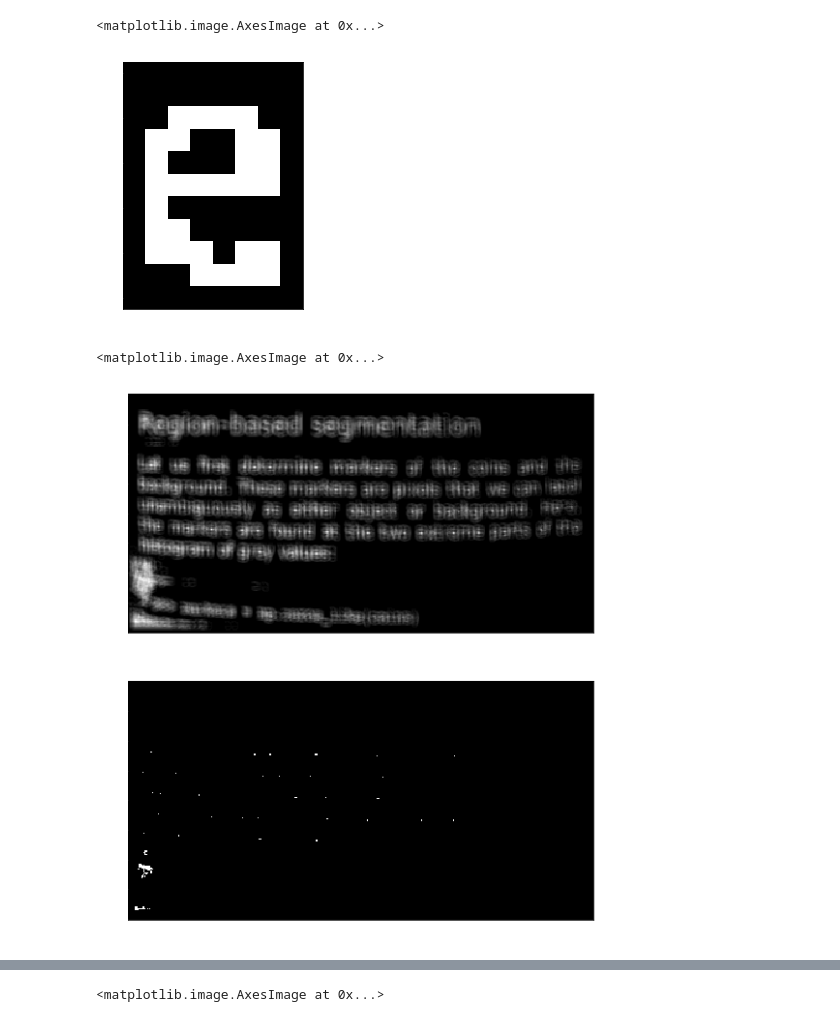
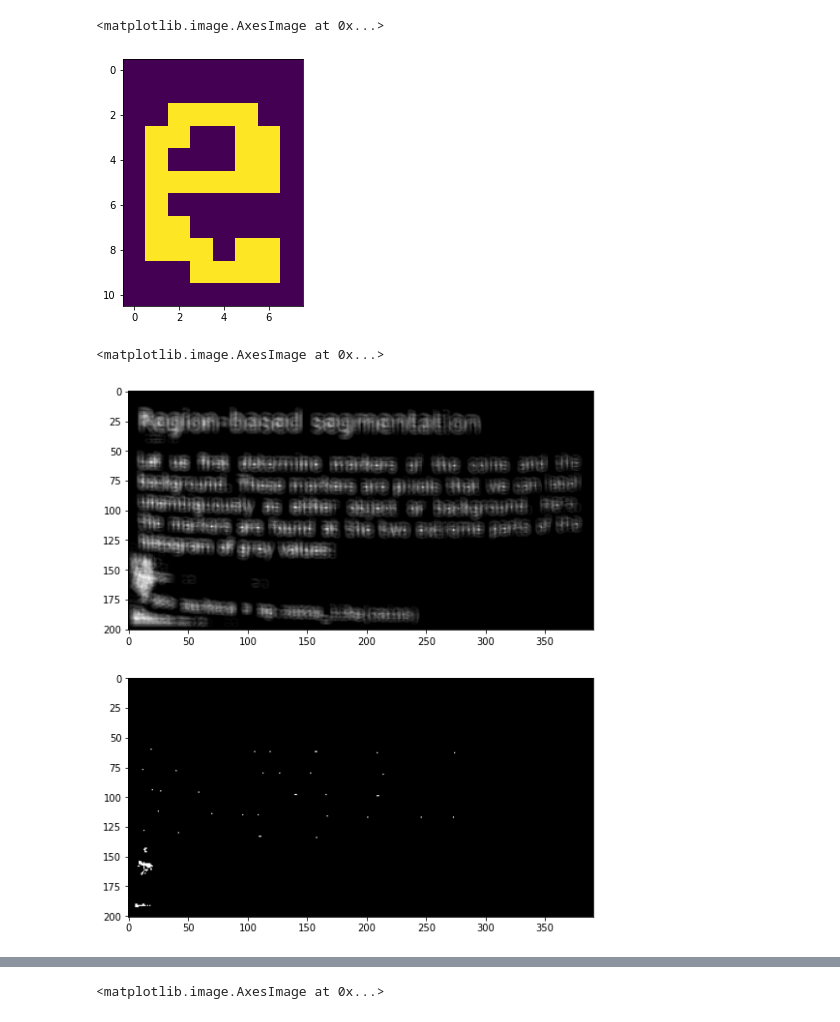
Before and after one commit to stanislav215/computer_vision, a Jupyter notebook: lab5/5. Konvolúcia .ipynb, the cells around one changed output, grey strips where cells are left out. Saved outputs shown, nothing was run; the diff lists cells and outputs as text; code cells hidden in the pictures.

```diff
--- a/lab5/5. Konvolúcia .ipynb
+++ b/lab5/5. Konvolúcia .ipynb
@@ -5,11 +5,6 @@ from skimage import data, exposure, transform
 from scipy import signal
 
 from IPython.display import display
-# %%
-plt.rcParams['text.color'] = 'w'
-plt.rcParams['xtick.color'] = 'w'
-plt.rcParams['ytick.color'] = 'w'
-plt.rcParams['axes.labelcolor'] = 'w'
 # %%
 mask = np.ones((3, 3))
 mask = mask * (1/mask.size)
@@ -126,18 +164,18 @@ plt.subplot(222)
 plt.imshow(transform.rotate(kernel,180))
 # %% [output]
 <matplotlib.image.AxesImage at 0x...>
-[figure, old version]
+[figure, new version]
 # %%
 plt.figure(figsize=(15,10))
 
 plt.subplot(211)
 out  = signal.convolve2d(img_with_text.astype(np.float), kernel)
-plt.imshow(out)
+plt.imshow(out,cmap="gray")
 plt.subplot(212)
-plt.imshow(out>0.8*np.max(out))
+plt.imshow(out>0.8*np.max(out),cmap="gray")
 # %% [output]
 <matplotlib.image.AxesImage at 0x...>
-[figure, old version]
+[figure, new version]
 # %%
 img_with_text = exposure.equalize_hist(data.page())
 plt.figure(figsize=(15,10))
```
Also changed, not shown: parts of 11 cells of this notebook.
